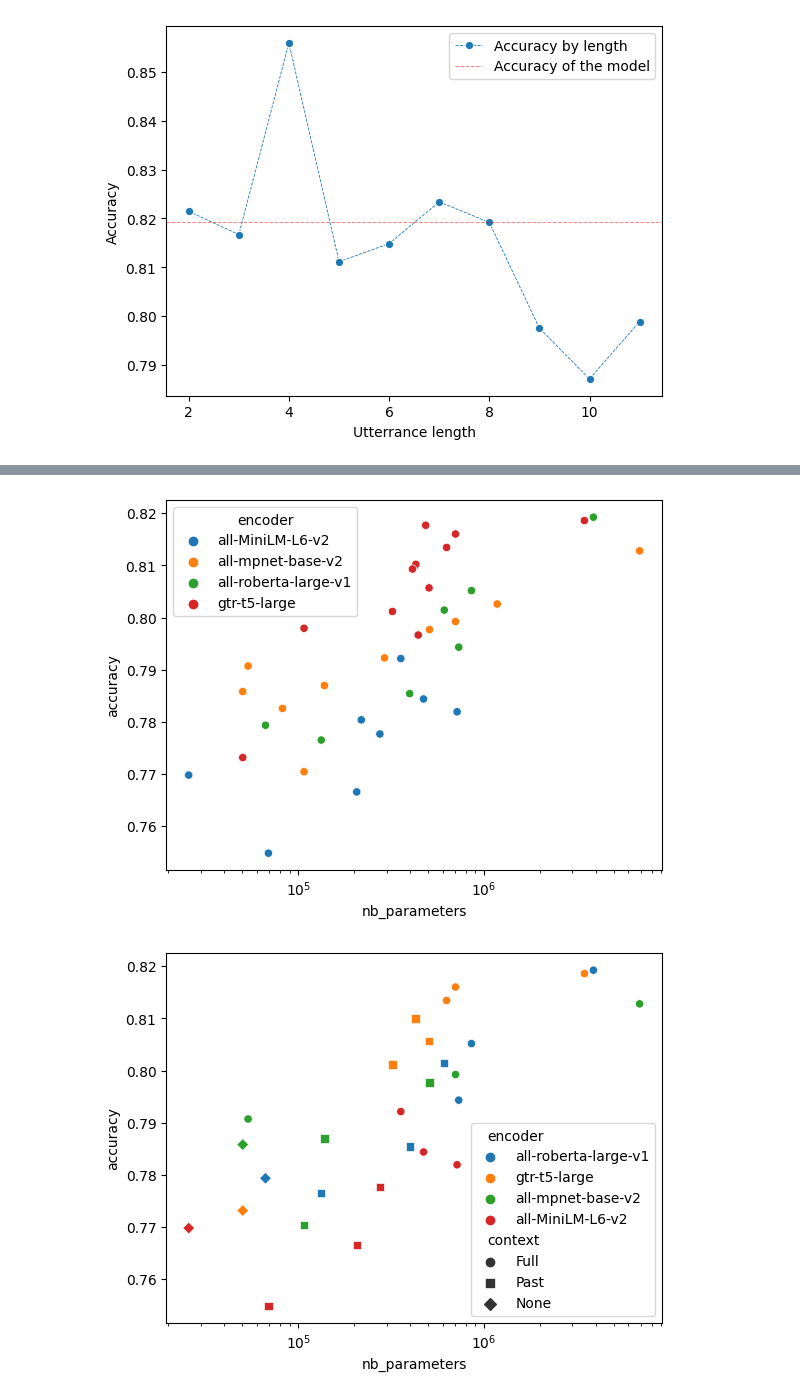
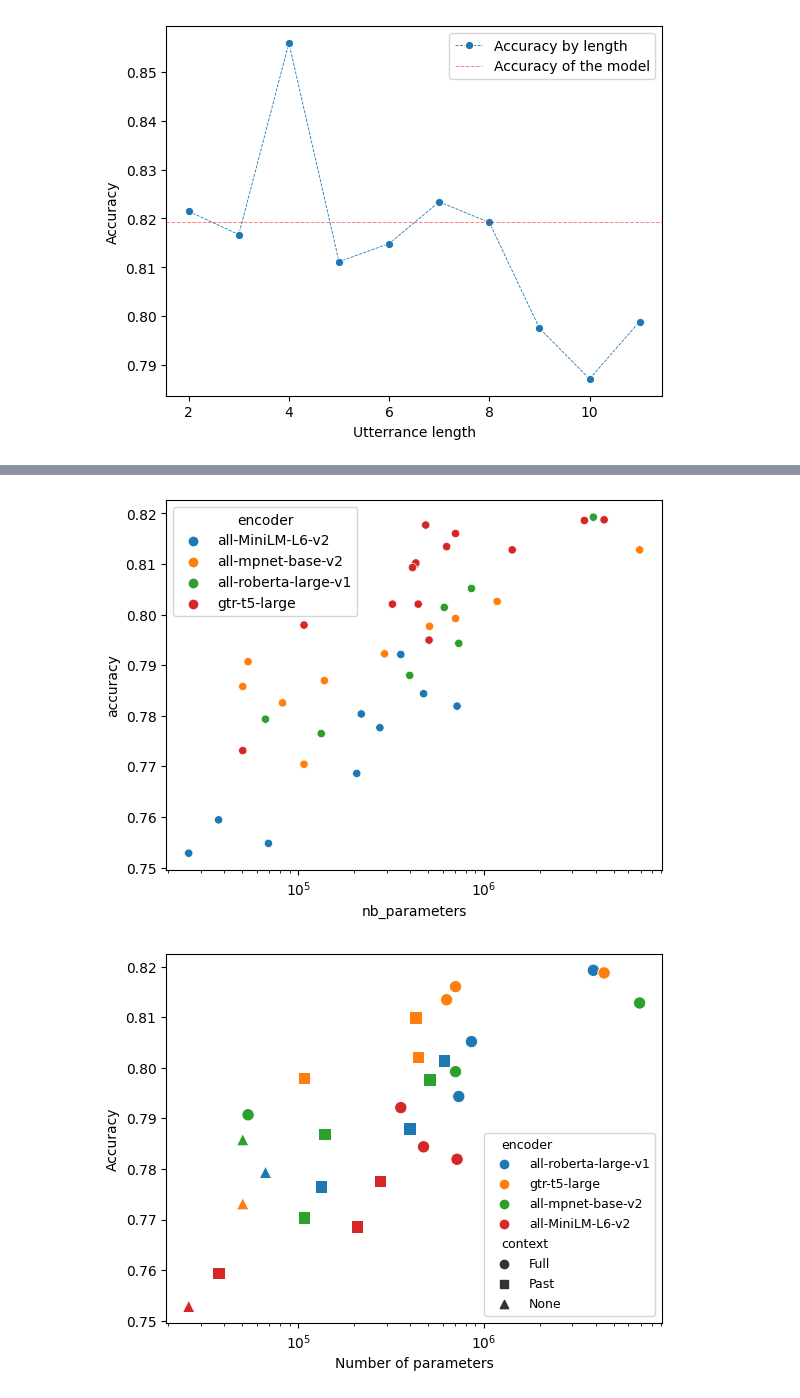
Before and after one commit to coni26/Intents_classification, a Jupyter notebook: result_analysis.ipynb, the cells around one changed output, grey strips where cells are left out. Cells and saved outputs as stored; diff of their text form; code cells hidden in the pictures.

```diff
--- a/result_analysis.ipynb
+++ b/result_analysis.ipynb
@@ -35,9 +40,9 @@ print(df)
 # %%
-idx_encoder = 3
+idx_encoder = 2
 encoder = df.iloc[idx_encoder]['encoder']
 size_embedding = df.iloc[idx_encoder]['size']
 # %%
 _, _, test = load_data_embedded(encoder, test_only=True)
 # %%
-model = torch.load('models/' + 'biLSTM_200_3_' + encoder,  map_location=torch.device(device))
+model = torch.load('models/' + 'biLSTM_200_4_' + encoder,  map_location=torch.device(device))
 model = model.to(device)
@@ -160,7 +182,7 @@ labels = df_res['encoder']
 sns.scatterplot(x=df_res['nb_parameters'], y=df_res['accuracy'], hue=labels)
 plt.xscale('log')
 # %% [output]
-[figure, old version]
+[figure, new version]
 # %%
 df_res_nodup = df_res.sort_values('accuracy', ascending=False).drop_duplicates(['encoder', 'model_type'])
 # %%
@@ -176,10 +209,14 @@ dic_context={'MLP': 'None',
 df_res_nodup['context'] = df_res_nodup['model_type'].replace(dic_context)
 # %%
 labels = df_res_nodup['encoder']
-sns.scatterplot(x=df_res_nodup['nb_parameters'], y=df_res_nodup['accuracy'], hue=labels, style=df_res_nodup['context'], markers=['o', 's', 'D'])
+gfg = sns.scatterplot(x=df_res_nodup['nb_parameters'], y=df_res_nodup['accuracy'], hue=labels, style=df_res_nodup['context'], markers=['o', 's', '^'], s=80)
 plt.xscale('log')
+plt.xlabel("Number of parameters")
+plt.ylabel("Accuracy")
+plt.setp(gfg.get_legend().get_texts(), fontsize='9')
+plt.savefig('images/acc_par.png', bbox_inches='tight')
 # %% [output]
-[figure, old version]
+[figure, new version]
 # %%
 df_res_nodup.sort_values(['encoder', 'model_type'])
 # %% [output]
```
Also changed, not shown: parts of 12 cells of this notebook.
